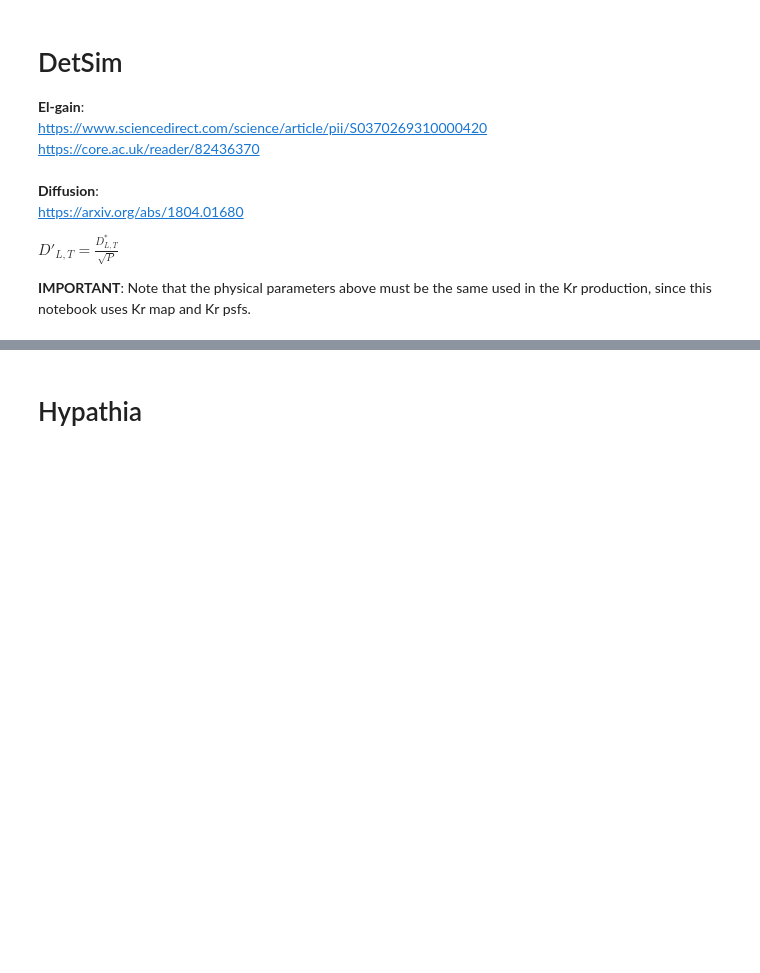
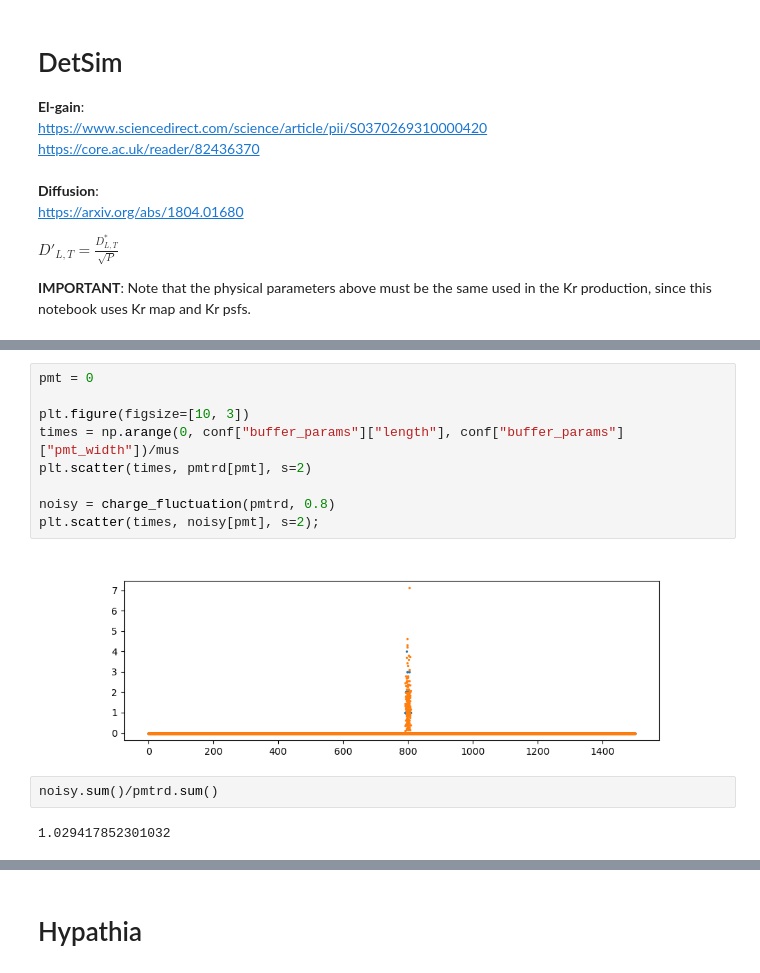
Before and after one commit to gondiaz/NEXT100-0nubb-analysis, a Jupyter notebook: ic_processing/run_all_cities_single.ipynb, the cells around one changed output, grey strips where cells are left out. Saved outputs shown, nothing was run; the diff lists cells and outputs as text; blank space fills up the shorter version.

```diff
--- a/ic_processing/run_all_cities_single.ipynb
+++ b/ic_processing/run_all_cities_single.ipynb
@@ -110,0 +100,15 @@ plt.scatter(times, pmtrd.sum(axis=0), s=2)
+# %%
+pmt = 0
+
+plt.figure(figsize=[10, 3])
+times = np.arange(0, conf["buffer_params"]["length"], conf["buffer_params"]["pmt_width"])/mus
+plt.scatter(times, pmtrd[pmt], s=2)
+
+noisy = charge_fluctuation(pmtrd, 0.8)
+plt.scatter(times, noisy[pmt], s=2);
+# %% [output]
+[figure, added]
+# %%
+noisy.sum()/pmtrd.sum()
+# %% [output]
+1.029417852301032
```
Also changed, not shown: parts of 29 cells of this notebook, 11 other files.
